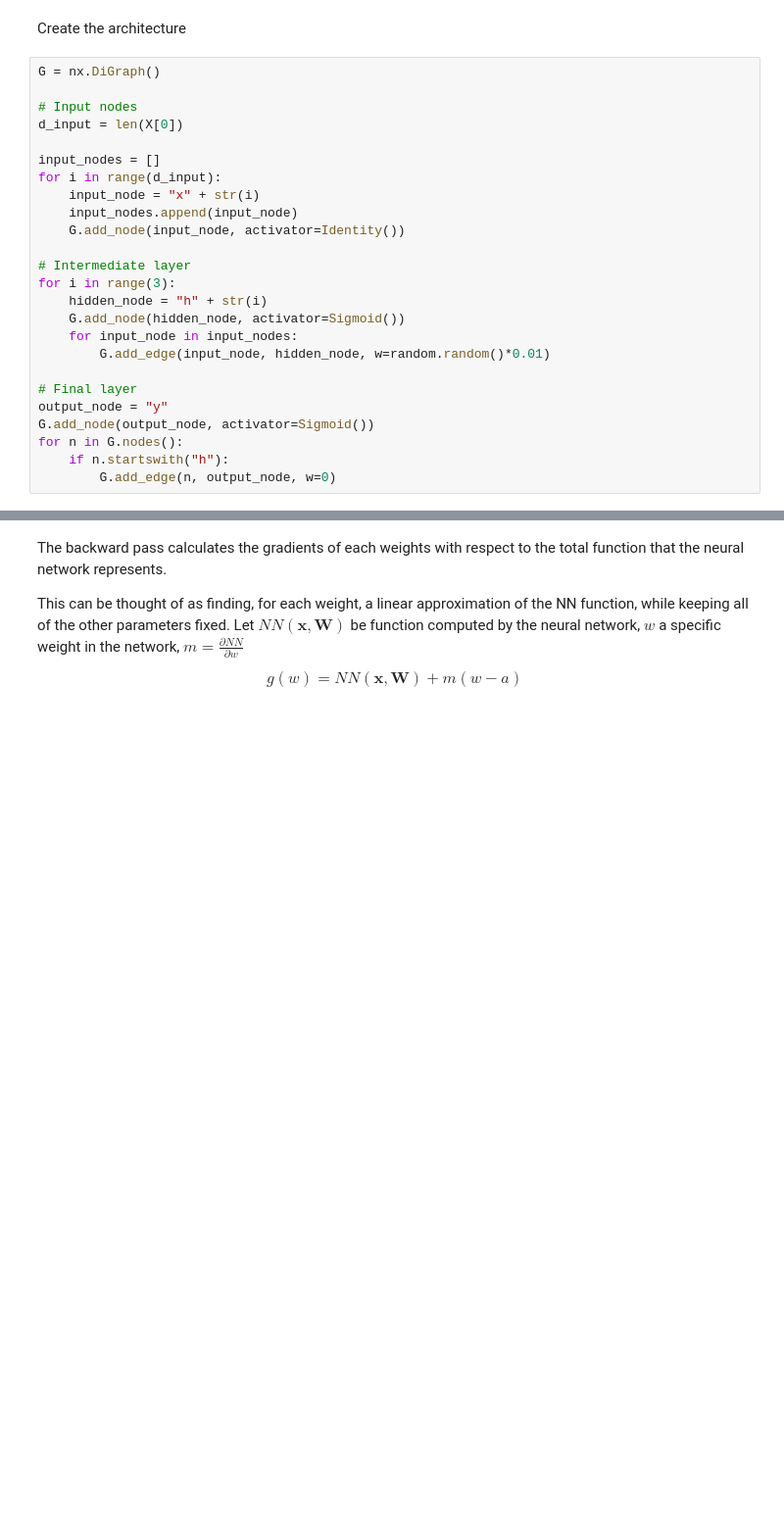
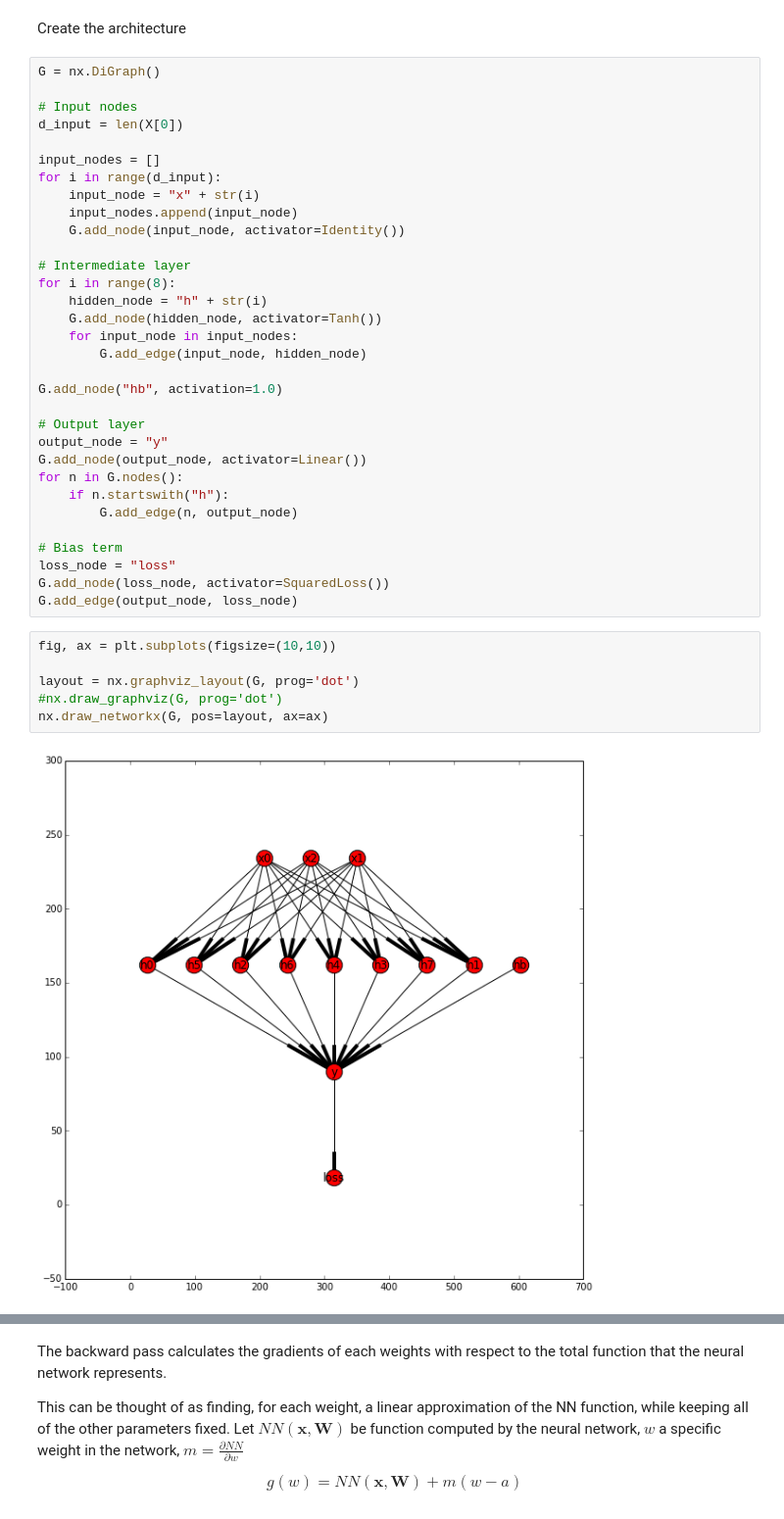
Before and after one commit to andersjo/simplest_nn, a Jupyter notebook: simplest_nn_edge_graph.ipynb, the cells around one changed output, grey strips where cells are left out. Shown: that part at 98% size. Drawn from its saved outputs; the diff is of its cells as text; blank space fills up the shorter version.

```diff
--- a/simplest_nn_edge_graph.ipynb
+++ b/simplest_nn_edge_graph.ipynb
@@ -91,16 +61,31 @@ for i in range(d_input):
     G.add_node(input_node, activator=Identity())
 
 # Intermediate layer
-for i in range(3):
+for i in range(8):
     hidden_node = "h" + str(i)
-    G.add_node(hidden_node, activator=Sigmoid())
+    G.add_node(hidden_node, activator=Tanh())
     for input_node in input_nodes:
-        G.add_edge(input_node, hidden_node, w=random.random()*0.01)
+        G.add_edge(input_node, hidden_node)
 
-# Final layer
+G.add_node("hb", activation=1.0)
+
+# Output layer
 output_node = "y"
-G.add_node(output_node, activator=Sigmoid())
+G.add_node(output_node, activator=Linear())
 for n in G.nodes():
     if n.startswith("h"):
-        G.add_edge(n, output_node, w=0)
+        G.add_edge(n, output_node)
+
+# Bias term
+loss_node = "loss"
+G.add_node(loss_node, activator=SquaredLoss())
+G.add_edge(output_node, loss_node)
+# %%
+fig, ax = plt.subplots(figsize=(10,10))
+
+layout = nx.graphviz_layout(G, prog='dot')
+#nx.draw_graphviz(G, prog='dot')
+nx.draw_networkx(G, pos=layout, ax=ax)
+# %% [output]
+[figure, added]
 # %%
```
Also changed, not shown: parts of 16 cells of this notebook, 2 other files.
